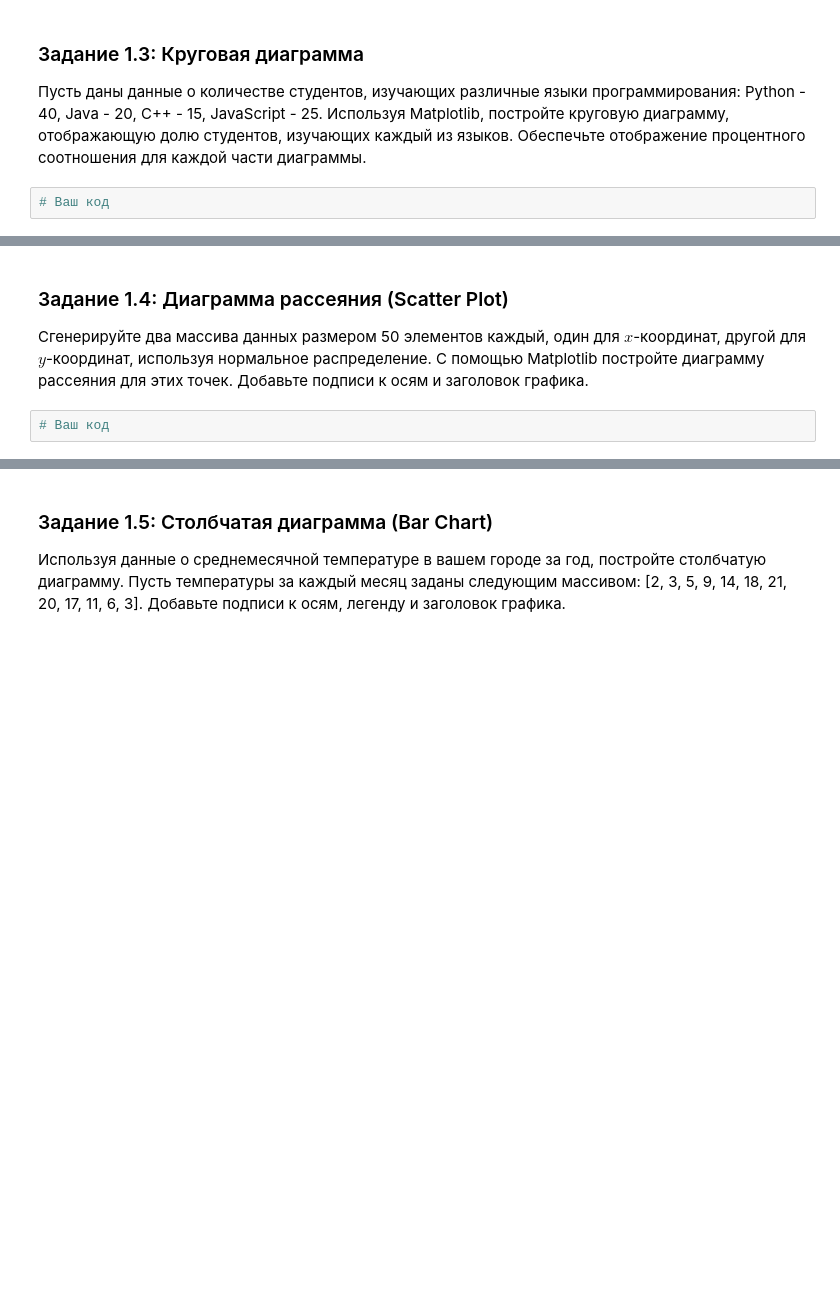
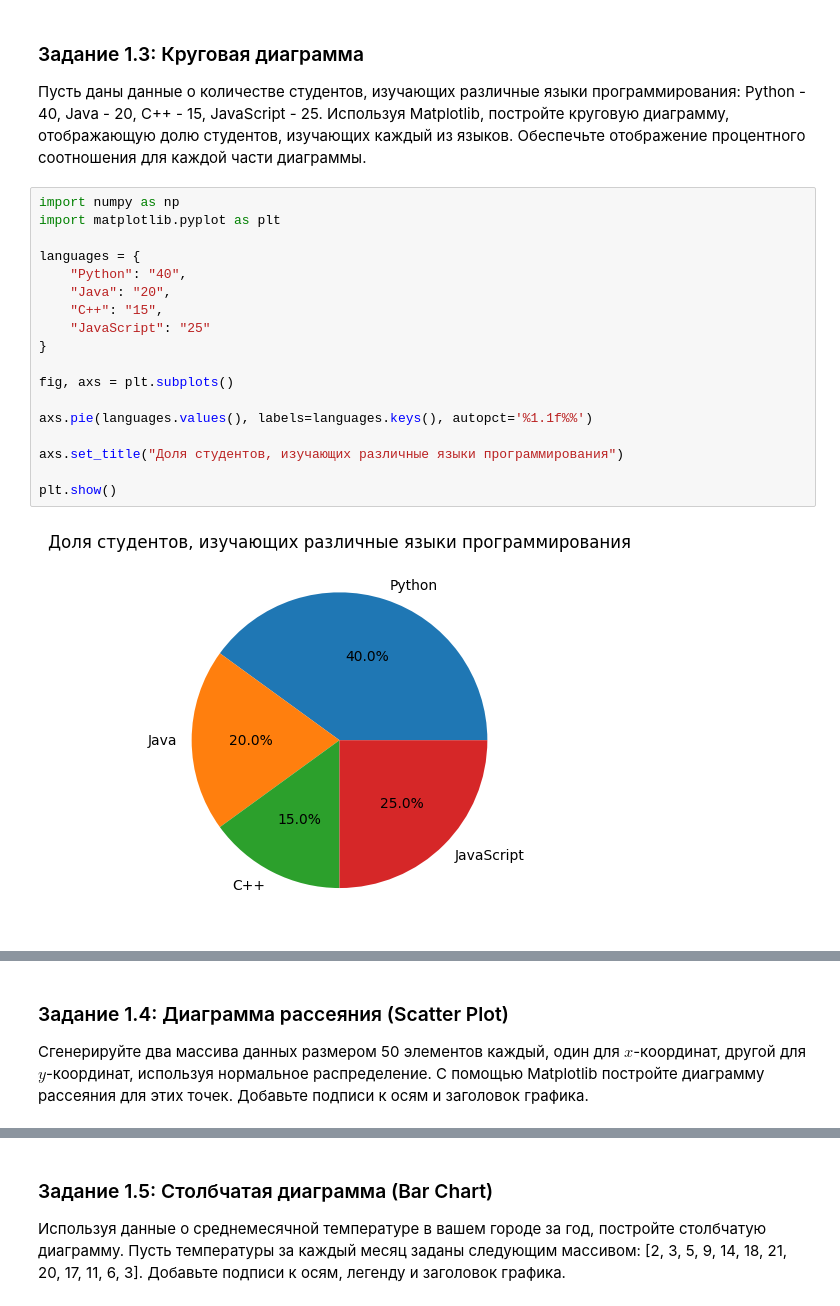
Before and after one commit to maxfraid/compmathsystem, a Jupyter notebook: Копия_блокнота_"Практическая_работа_№3_Matplotlib_Plotly_ipynb".ipynb, the cells around one changed output, grey strips where cells are left out. Saved outputs shown, nothing was run; the diff lists cells and outputs as text; blank space fills up the shorter version.

```diff
--- a/Копия_блокнота_"Практическая_работа_№3_Matplotlib_Plotly_ipynb".ipynb
+++ b/Копия_блокнота_"Практическая_работа_№3_Matplotlib_Plotly_ipynb".ipynb
@@ -30,12 +65,28 @@
 # %% [markdown]
 ### Задание 1.3: Круговая диаграмма
 Пусть даны данные о количестве студентов, изучающих различные языки программирования: Python - 40, Java - 20, C++ - 15, JavaScript - 25. Используя Matplotlib, постройте круговую диаграмму, отображающую долю студентов, изучающих каждый из языков. Обеспечьте отображение процентного соотношения для каждой части диаграммы.
-# %%
-# Ваш код
+# %%
+import numpy as np
+import matplotlib.pyplot as plt
+
+languages = {
+    "Python": "40",
+    "Java": "20",
+    "C++": "15",
+    "JavaScript": "25"
+}
+
+fig, axs = plt.subplots()
+
+axs.pie(languages.values(), labels=languages.keys(), autopct='%1.1f%%')
+
+axs.set_title("Доля студентов, изучающих различные языки программирования")
+
+plt.show()
+# %% [output]
+[figure, added]
 # %% [markdown]
 ![image.png](embedded-picture-1)
 # %% [markdown]
 ### Задание 1.4: Диаграмма рассеяния (Scatter Plot)
 Сгенерируйте два массива данных размером 50 элементов каждый, один для $x$-координат, другой для $y$-координат, используя нормальное распределение. С помощью Matplotlib постройте диаграмму рассеяния для этих точек. Добавьте подписи к осям и заголовок графика.
-# %%
-# Ваш код
```
Also changed, not shown: parts of 31 cells of this notebook.
